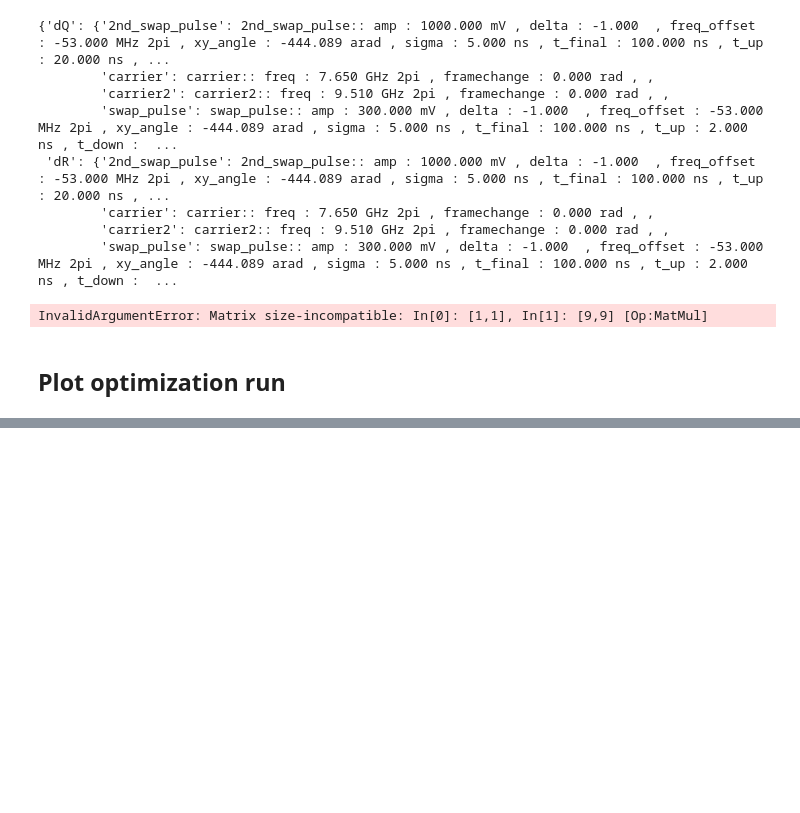
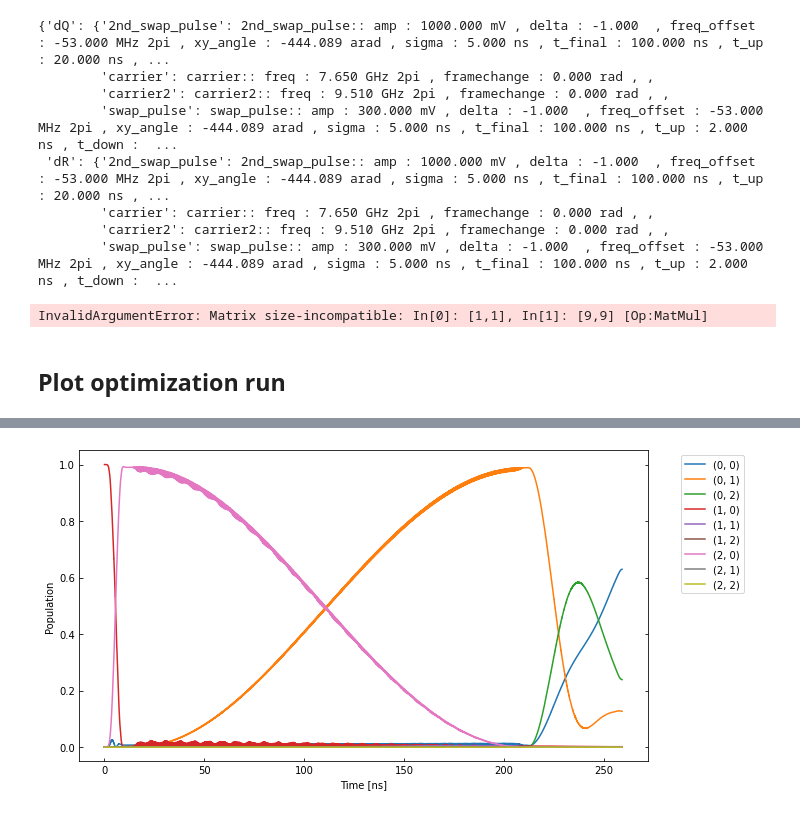
Before and after one commit to BackOnTrackIce/Qubit_readout, a Jupyter notebook: Ashutosh_codes/Qubit_reset_C3.ipynb, the cells around one changed output, grey strips where cells are left out. Saved outputs shown, nothing was run; the diff lists cells and outputs as text; code cells hidden in the pictures; blank space fills up the shorter version.

```diff
--- a/Ashutosh_codes/Qubit_reset_C3.ipynb
+++ b/Ashutosh_codes/Qubit_reset_C3.ipynb
@@ -2999,3 +3005,14 @@ KeyError: 'Readout[1]'
+# %%
+init_state_index = model.get_state_indeces([(1,0)])[0]
+psi_init = [[0] * model.tot_dim]
+psi_init[0][init_state_index] = 1
+init_state = tf.transpose(tf.constant(psi_init, tf.complex128))
+sequence = ['swap[0, 1]', "Readout[1]"]
+
+states_to_plot = [(0,1), (1,0), (0,2), (2,0), (1,1)]
+plotPopulation(exp=exp, psi_init=init_state, sequence=sequence, usePlotly=False)
+# %% [output]
+[figure, added]
 # %%
 resonator_frequency =  6.02e9
 t_swap_gate = 209e-9
```
Also changed, not shown: parts of 4 cells of this notebook, 2 other files.
